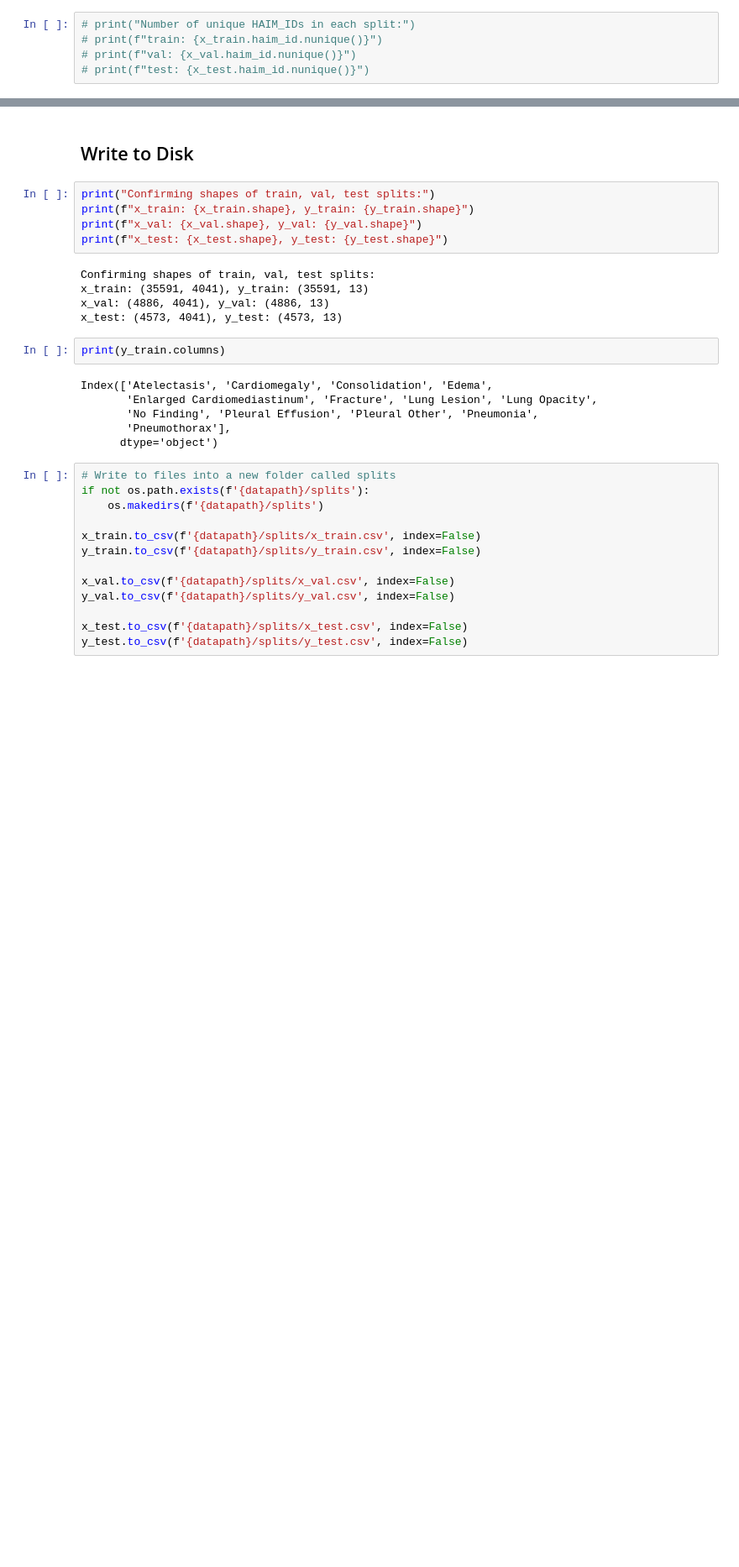
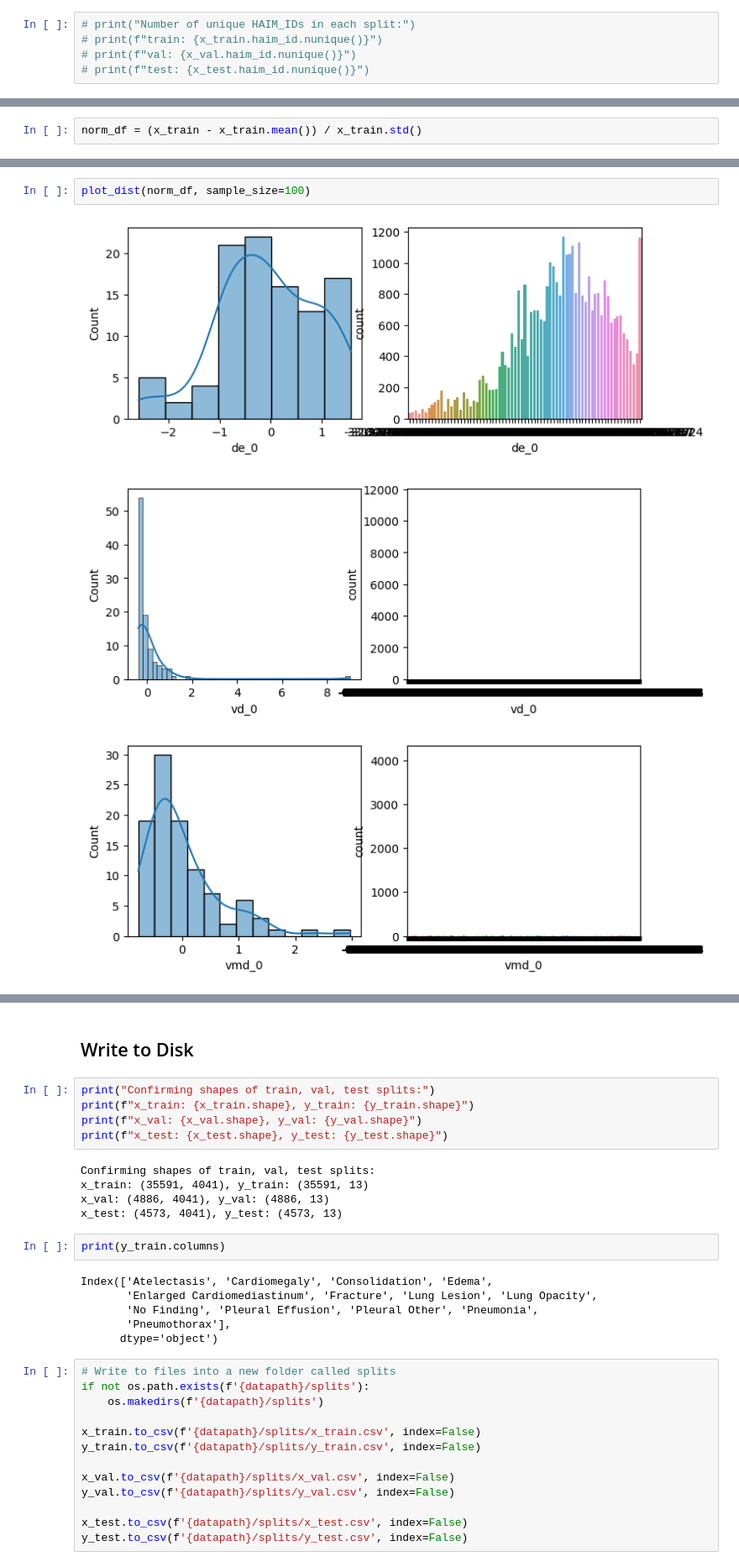
Before and after one commit to vin00d/lemoncake, a Jupyter notebook: notebooks/01_data_preprocess.ipynb, the cells around one changed output, grey strips where cells are left out. Shown: that part at 84% size. Saved outputs shown, nothing was run; the diff lists cells and outputs as text; blank space fills up the shorter version.

```diff
--- a/notebooks/01_data_preprocess.ipynb
+++ b/notebooks/01_data_preprocess.ipynb
@@ -236,0 +281,2 @@ Index(['Atelectasis', 'Cardiomegaly', 'Consolidation', 'Edema',
+# %%
+norm_df = (x_train - x_train.mean()) / x_train.std()
@@ -236,0 +300,6 @@ Index(['Atelectasis', 'Cardiomegaly', 'Consolidation', 'Edema',
+# %%
+plot_dist(norm_df, sample_size=100)
+# %% [output]
+[figure, added]
+[figure, added]
+[figure, added]
```
Also changed, not shown: parts of 20 cells of this notebook.
